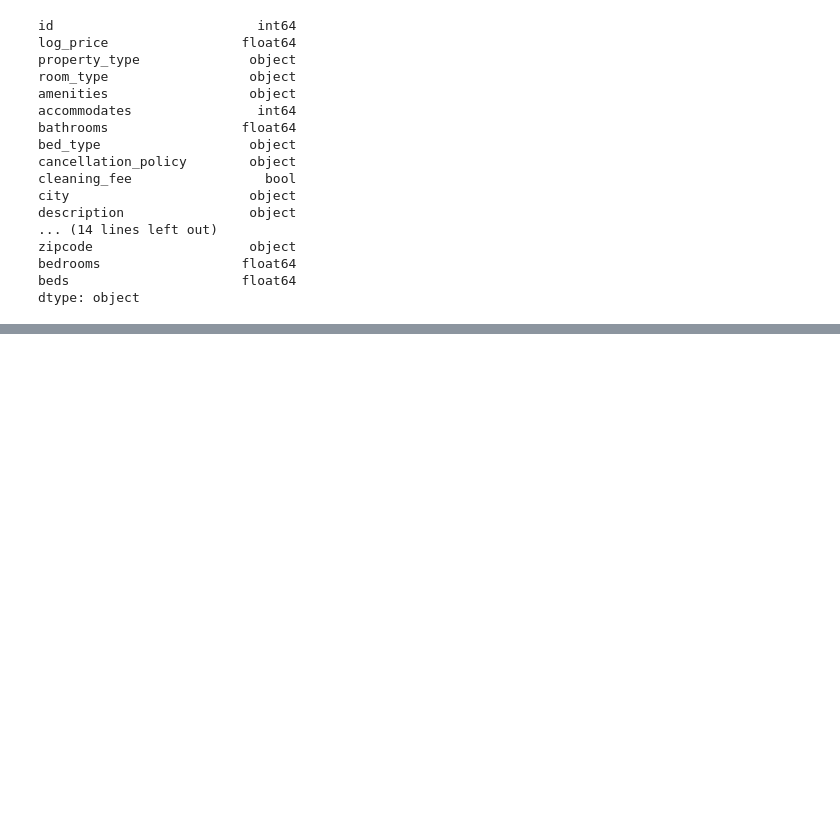
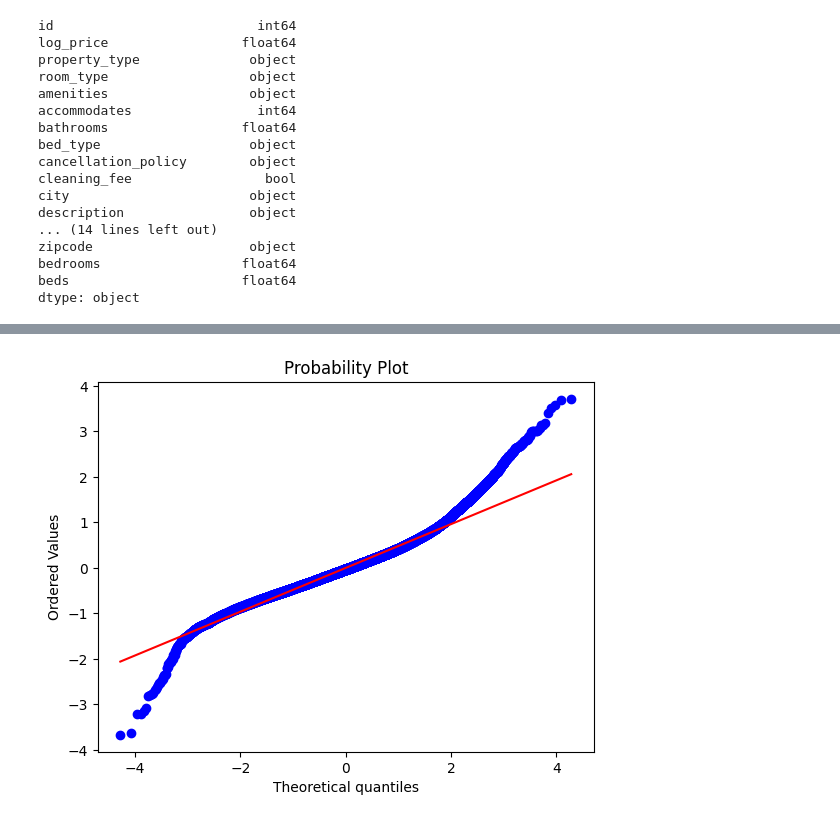
Before and after one commit to shinwawu/Airbnb-Price-Prediction-End-to-End, a Jupyter notebook: app/notebooks/01-data_model.ipynb, the cells around one changed output, grey strips where cells are left out. Saved outputs shown, nothing was run; the diff lists cells and outputs as text; code cells hidden in the pictures; blank space fills up the shorter version.

```diff
--- a/app/notebooks/01-data_model.ipynb
+++ b/app/notebooks/01-data_model.ipynb
@@ -5,7 +30,9 @@ df = pd.read_csv("../data/raw_data.csv")
 # %%
 categorical_col = []
 numerical_col = []
-for column in df.columns:
+df_rel = df.drop(["id","name","description","first_review","host_since","last_review","neighbourhood",
+            "thumbnail_url", "zipcode"],axis=1 )
+for column in df_rel.columns:
 
     if df[column].dtypes != "float64" and df[column].dtypes != "int64":
         categorical_col.append(column)
@@ -97,0 +148,8 @@ x_train,x_test,y_train,y_test = train_test_split(x,y,test_size=0.2,random_state=
+# %%
+import statsmodels.api as sm
+x_ols = x
+x_ols = sm.add_constant(x_ols)
+modelo_ols = sm.OLS(y,x_ols).fit()
+print(modelo_ols.summary())
+
+#O modelo tem 0.535 R2, portanto,
@@ -97,0 +174,10 @@ x_train,x_test,y_train,y_test = train_test_split(x,y,test_size=0.2,random_state=
+# %%
+
+import matplotlib.pyplot as plt
+import scipy.stats as stats
+
+residuos = modelo_ols.resid
+stats.probplot(residuos, dist="norm", plot=plt)
+plt.show()
+# %% [output]
+[figure, added]
```
Also changed, not shown: parts of 8 cells of this notebook, 4 other files.
